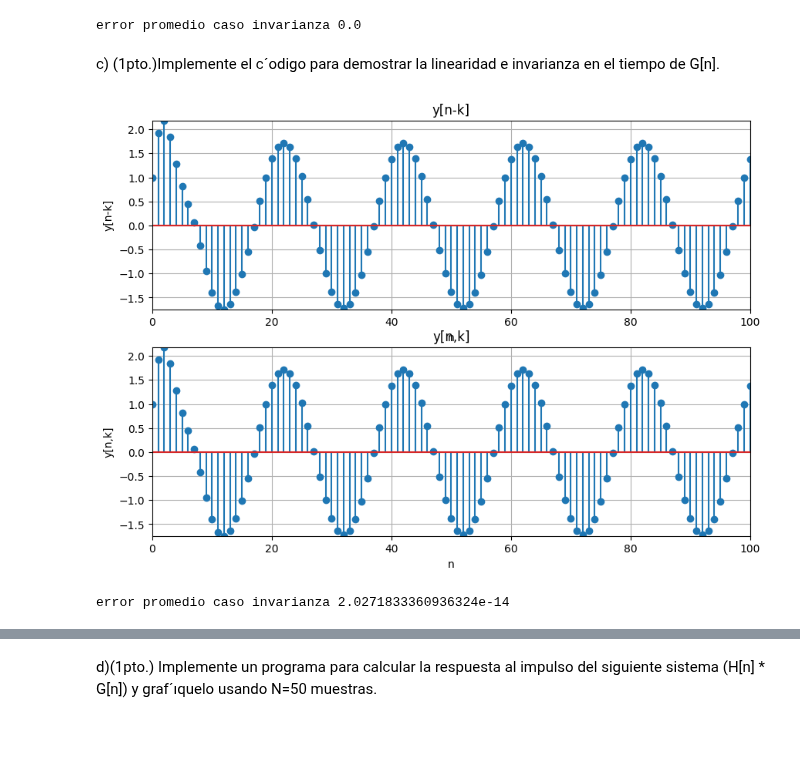
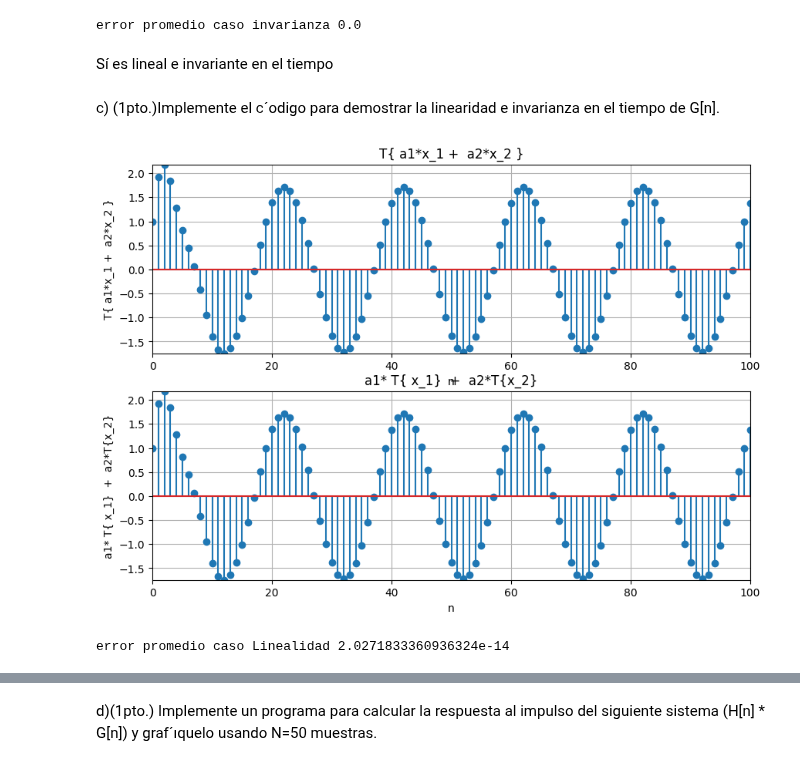
Before and after one commit to ExampleToFollow/PracticasPDS, a Jupyter notebook: Lab2/IF_Computacional_HineillCéspedes_20213704.ipynb, the cells around one changed output, grey strips where cells are left out. Saved outputs shown, nothing was run; the diff lists cells and outputs as text; code cells hidden in the pictures; blank space fills up the shorter version.

```diff
--- a/Lab2/IF_Computacional_HineillCéspedes_20213704.ipynb
+++ b/Lab2/IF_Computacional_HineillCéspedes_20213704.ipynb
@@ -386,6 +405,8 @@ print(f"error promedio caso invarianza {np.linalg.norm(term_1-term_2)}")
 # %% [output]
 [figure]
 error promedio caso invarianza 0.0
+# %% [markdown]
+Sí es lineal e invariante en el tiempo
 # %% [markdown]
 c) (1pto.)Implemente el c´odigo para demostrar la linearidad e invarianza en el tiempo
 de G[n].
@@ -400,45 +421,44 @@ x1 = np.sin(0.1 * np.pi * n)
 x2 = np.cos(0.1 * np.pi * n) #cambiar
 
 def sistema_g_n(input , indices):
-    output = np.zeros(N)
-    for i  in range(N):
+    output = np.zeros(len(indices))
+    for i  in range(len(indices)):
         if (i==0) :
             output[i]= input[i]
         else:
             output[i]= input[i] - 0.2*input[i-1] + 0.1*input[i-2]   + 0.8*output[i-1] -0.6 *output[i-2]
     nuevo_indices =  np.arange(indices[0] , indices[0]  +  len(output))
     return [output , nuevo_indices ]
 
 #PROBAMOS LINEALIDAD
-
 term_1 =  a1*sistema_g_n(x1,n)[0] + a2 * sistema_g_n(x2,n)[0]
 term_1_idx =  sistema_g_n(x1,n)[1]
 
 term_2 =  sistema_g_n(a1*x1 + a2*x2 ,n)[0]
 term_2_idx =  sistema_g_n(a1*x1 + a2*x2 ,n )[1]
 
 plt.figure(figsize=(10, 7))
 plt.subplot(2, 1, 1)
 plt.stem(term_1_idx, term_1)
-plt.title('y[n-k]')
+plt.title('T{ a1*x_1 +  a2*x_2 }')
 plt.ylim([np.min(term_1),np.max(term_1)])
 plt.xlim([np.min(term_1_idx),np.min(term_1_idx) +  100])
 plt.xlabel('n')
-plt.ylabel('y[n-k]')
+plt.ylabel('T{ a1*x_1 +  a2*x_2 }')
 plt.grid(True)
 
 plt.subplot(2, 1, 2)
-plt.title('y[n,k]')
+plt.title('a1* T{ x_1}  +  a2*T{x_2}')
 plt.stem(term_2_idx, term_2)
 plt.ylim([np.min(term_2),np.max(term_2)])
 plt.xlim([np.min(term_2_idx),np.min(term_2_idx) +  100 ])
 plt.xlabel('n')
-plt.ylabel('y[n,k]')
+plt.ylabel('a1* T{ x_1}  +  a2*T{x_2}')
 plt.grid(True)
 plt.show()
-print(f"error promedio caso invarianza {np.linalg.norm(term_1-term_2)}")
+print(f"error promedio caso Linealidad {np.linalg.norm(term_1-term_2)}")
 # %% [output]
-[figure, old version]
+[figure, new version]
-error promedio caso invarianza 2.0271833360936324e-14
+error promedio caso Linealidad 2.0271833360936324e-14
 # %%
 #PROBAMOOS INVARIRANZA
```
Also changed, not shown: parts of 31 cells of this notebook, 2 other files.
